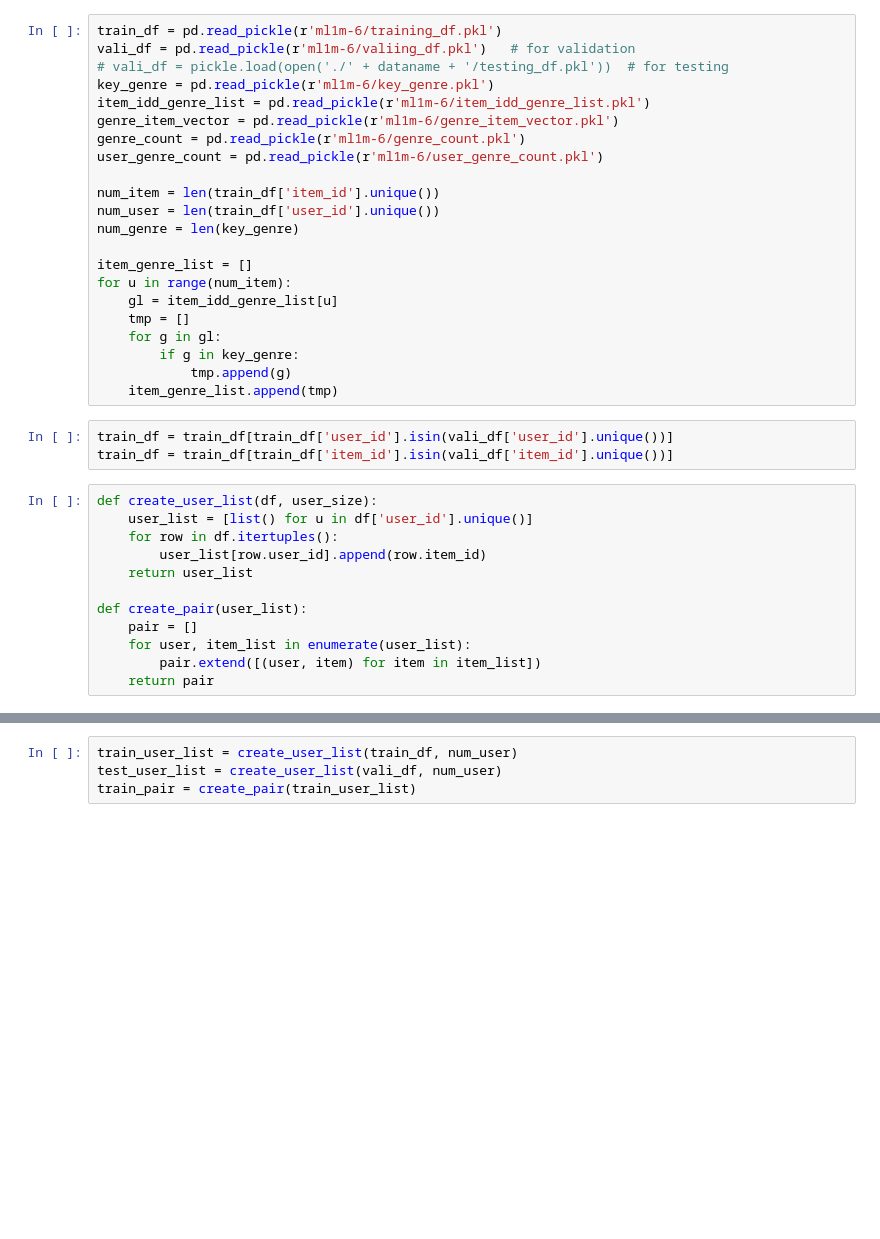
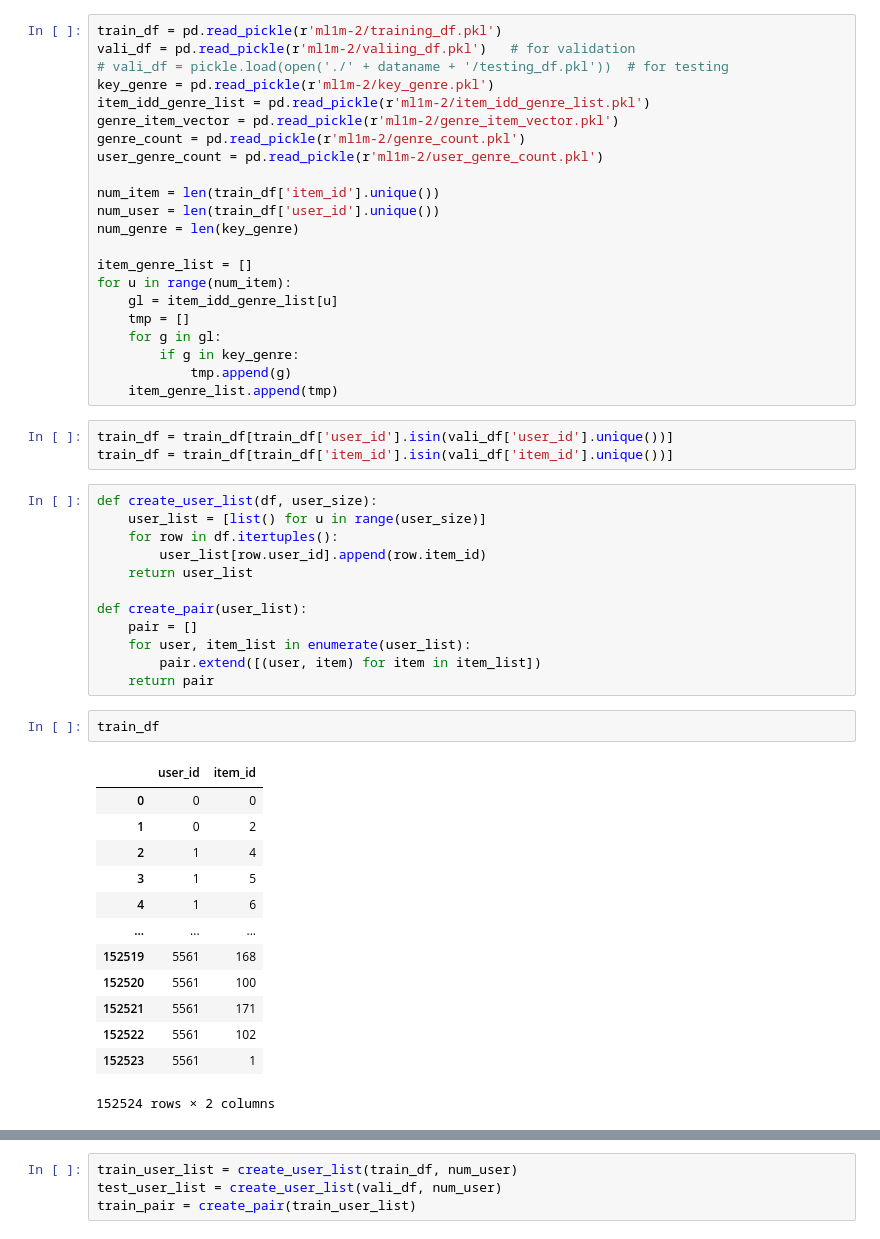
Before and after one commit to tienvu95/Item-Underrecommendation-Bias, a Jupyter notebook: fairness_reprogramming_tf.ipynb, the cells around one changed output, grey strips where cells are left out. Drawn from its saved outputs; the diff is of its cells as text; blank space fills up the shorter version.

```diff
--- a/fairness_reprogramming_tf.ipynb
+++ b/fairness_reprogramming_tf.ipynb
@@ -398,14 +16,14 @@ UnicodeDecodeError: 'utf-8' codec can't decode byte 0x80 in position 0: invalid
 # %%
 import pandas as pd
 # %%
-train_df = pd.read_pickle(r'ml1m-6/training_df.pkl')
-vali_df = pd.read_pickle(r'ml1m-6/valiing_df.pkl')   # for validation
+train_df = pd.read_pickle(r'ml1m-2/training_df.pkl')
+vali_df = pd.read_pickle(r'ml1m-2/valiing_df.pkl')   # for validation
 # vali_df = pickle.load(open('./' + dataname + '/testing_df.pkl'))  # for testing
-key_genre = pd.read_pickle(r'ml1m-6/key_genre.pkl')
-item_idd_genre_list = pd.read_pickle(r'ml1m-6/item_idd_genre_list.pkl')
-genre_item_vector = pd.read_pickle(r'ml1m-6/genre_item_vector.pkl')
-genre_count = pd.read_pickle(r'ml1m-6/genre_count.pkl')
-user_genre_count = pd.read_pickle(r'ml1m-6/user_genre_count.pkl')
+key_genre = pd.read_pickle(r'ml1m-2/key_genre.pkl')
+item_idd_genre_list = pd.read_pickle(r'ml1m-2/item_idd_genre_list.pkl')
+genre_item_vector = pd.read_pickle(r'ml1m-2/genre_item_vector.pkl')
+genre_count = pd.read_pickle(r'ml1m-2/genre_count.pkl')
+user_genre_count = pd.read_pickle(r'ml1m-2/user_genre_count.pkl')
 
 num_item = len(train_df['item_id'].unique())
 num_user = len(train_df['user_id'].unique())
@@ -424,7 +42,7 @@ train_df = train_df[train_df['user_id'].isin(vali_df['user_id'].unique())]
 train_df = train_df[train_df['item_id'].isin(vali_df['item_id'].unique())]
 # %%
 def create_user_list(df, user_size):
-    user_list = [list() for u in df['user_id'].unique()]
+    user_list = [list() for u in range(user_size)]
     for row in df.itertuples():
         user_list[row.user_id].append(row.item_id)
     return user_list
@@ -434,3 +52,19 @@ def create_pair(user_list):
     for user, item_list in enumerate(user_list):
         pair.extend([(user, item) for item in item_list])
     return pair
+# %%
+train_df
+# %% [output]
+|  | user_id | item_id |
+| 0 | 0 | 0 |
+| 1 | 0 | 2 |
+| 2 | 1 | 4 |
+| 3 | 1 | 5 |
+| 4 | 1 | 6 |
+| ... | ... | ... |
+| 152519 | 5561 | 168 |
+| 152520 | 5561 | 100 |
+| 152521 | 5561 | 171 |
+| 152522 | 5561 | 102 |
+| 152523 | 5561 | 1 |
+152524 rows × 2 columns
```
Also changed, not shown: parts of 13 cells of this notebook, 1 other file.
